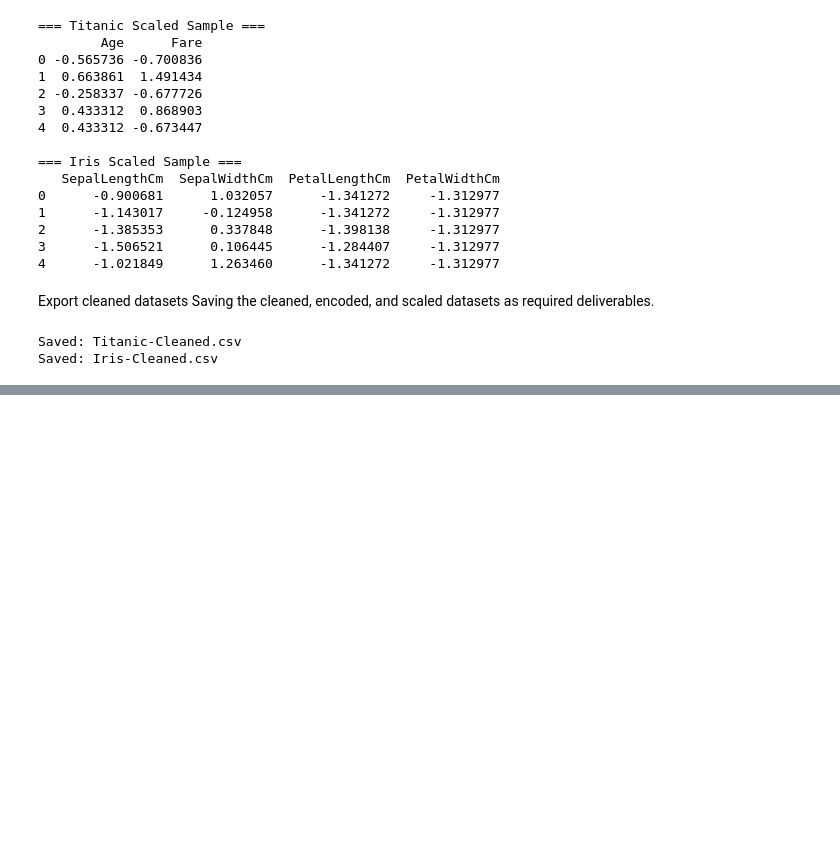
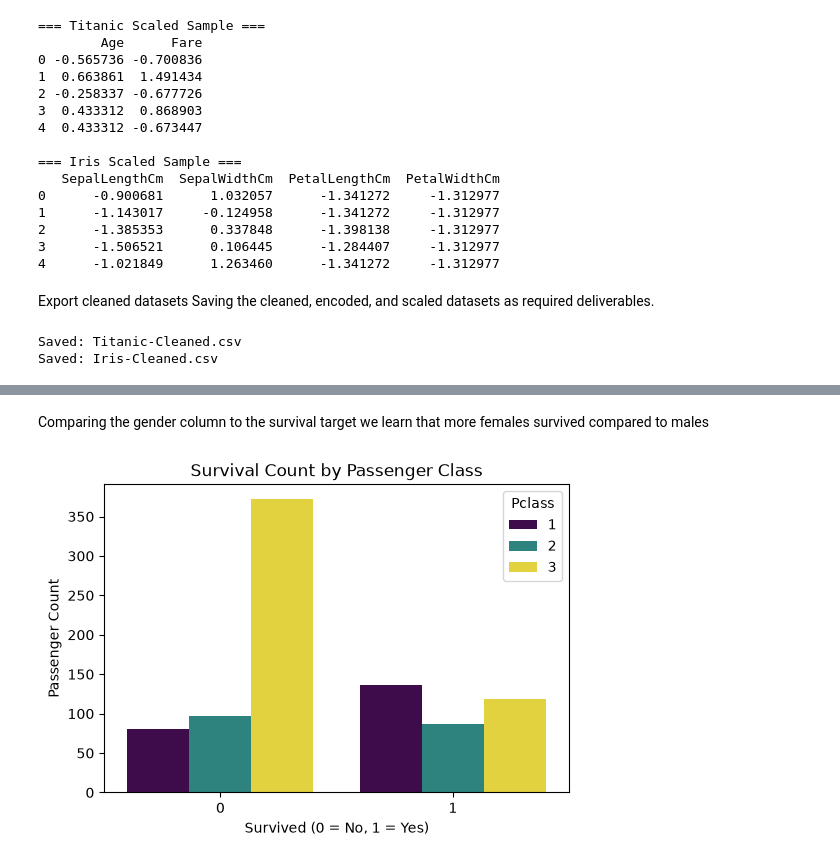
Before and after one commit to luckylittleman/AnalystLab-Africa-Internship, a Jupyter notebook: Week 1 and Week 2/Week 1 and Week 2.ipynb, the cells around one changed output, grey strips where cells are left out. Cells and saved outputs as stored; diff of their text form; code cells hidden in the pictures; blank space fills up the shorter version.

```diff
--- a/Week 1 and Week 2/Week 1 and Week 2.ipynb
+++ b/Week 1 and Week 2/Week 1 and Week 2.ipynb
@@ -395,0 +409,12 @@ Passing `palette` without assigning `hue` is deprecated and will be removed in v
+# %% [markdown]
+Comparing the gender column to the survival target we learn that more females survived compared to males
+# %%
+#survived vs passenger class
+plt.figure(figsize=(6,4))
+sns.countplot(data=titanic_df, x='Survived', hue='Pclass', palette='viridis')
+plt.title('Survival Count by Passenger Class')
+plt.xlabel('Survived (0 = No, 1 = Yes)')
+plt.ylabel('Passenger Count')
+plt.show()
+# %% [output]
+[figure, added]
```
Also changed, not shown: parts of 9 cells of this notebook, 1 other file.
